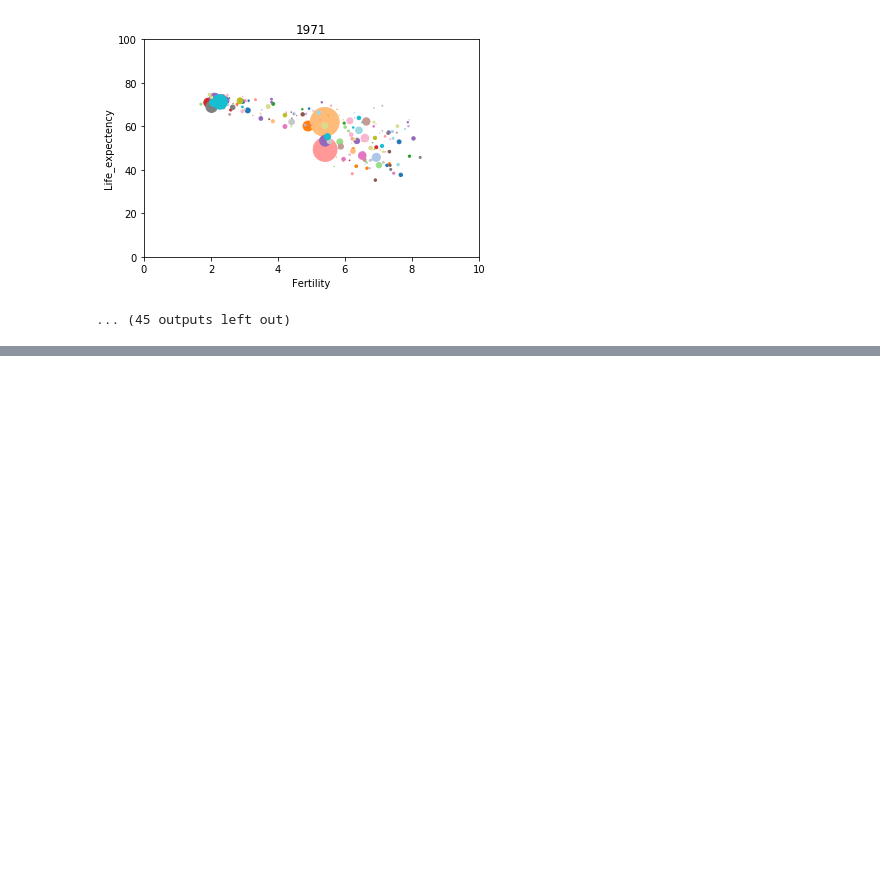
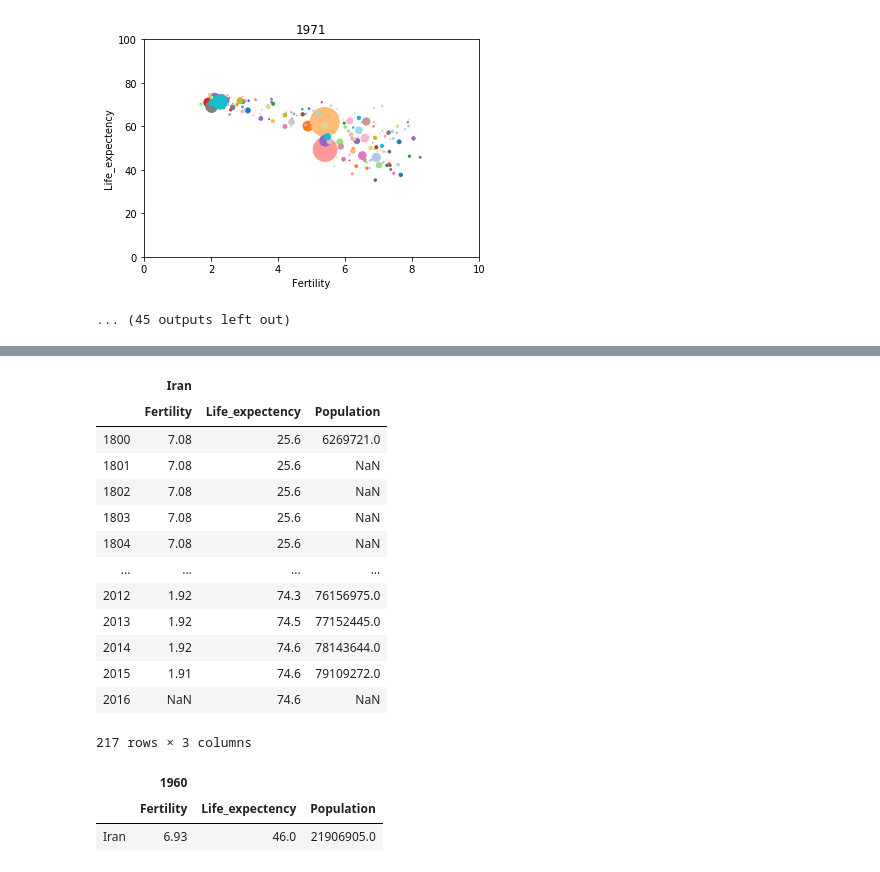
Before and after one commit to iremnasir/bootcamp_progress, a Jupyter notebook: Animate a Scatterplot.ipynb, the cells around one changed output, grey strips where cells are left out. Cells and saved outputs as stored; diff of their text form; code cells hidden in the pictures; blank space fills up the shorter version.

```diff
--- a/Animate a Scatterplot.ipynb
+++ b/Animate a Scatterplot.ipynb
@@ -462,0 +499,31 @@ imageio.mimsave("animated_plot.gif", list_of_images, fps = 2)
+# %%
+iran = df6.loc["Iran"]
+iran = pd.DataFrame(iran)
+iran = iran.unstack()
+iran
+# %% [output]
+|  | Iran |  |  |
+|  | Fertility | Life_expectency | Population |
+| 1800 | 7.08 | 25.6 | 6269721.0 |
+| 1801 | 7.08 | 25.6 | NaN |
+| 1802 | 7.08 | 25.6 | NaN |
+| 1803 | 7.08 | 25.6 | NaN |
+| 1804 | 7.08 | 25.6 | NaN |
+| ... | ... | ... | ... |
+| 2012 | 1.92 | 74.3 | 76156975.0 |
+| 2013 | 1.92 | 74.5 | 77152445.0 |
+| 2014 | 1.92 | 74.6 | 78143644.0 |
+| 2015 | 1.91 | 74.6 | 79109272.0 |
+| 2016 | NaN | 74.6 | NaN |
+217 rows × 3 columns
+# %%
+sel_col = iran.index
+sel_col =sel_col[160:]
+
+
+
+pd.DataFrame(iran.loc[1960]).unstack()
+# %% [output]
+|  | 1960 |  |  |
+|  | Fertility | Life_expectency | Population |
+| Iran | 6.93 | 46.0 | 21906905.0 |
```
Also changed, not shown: parts of 8 cells of this notebook.
